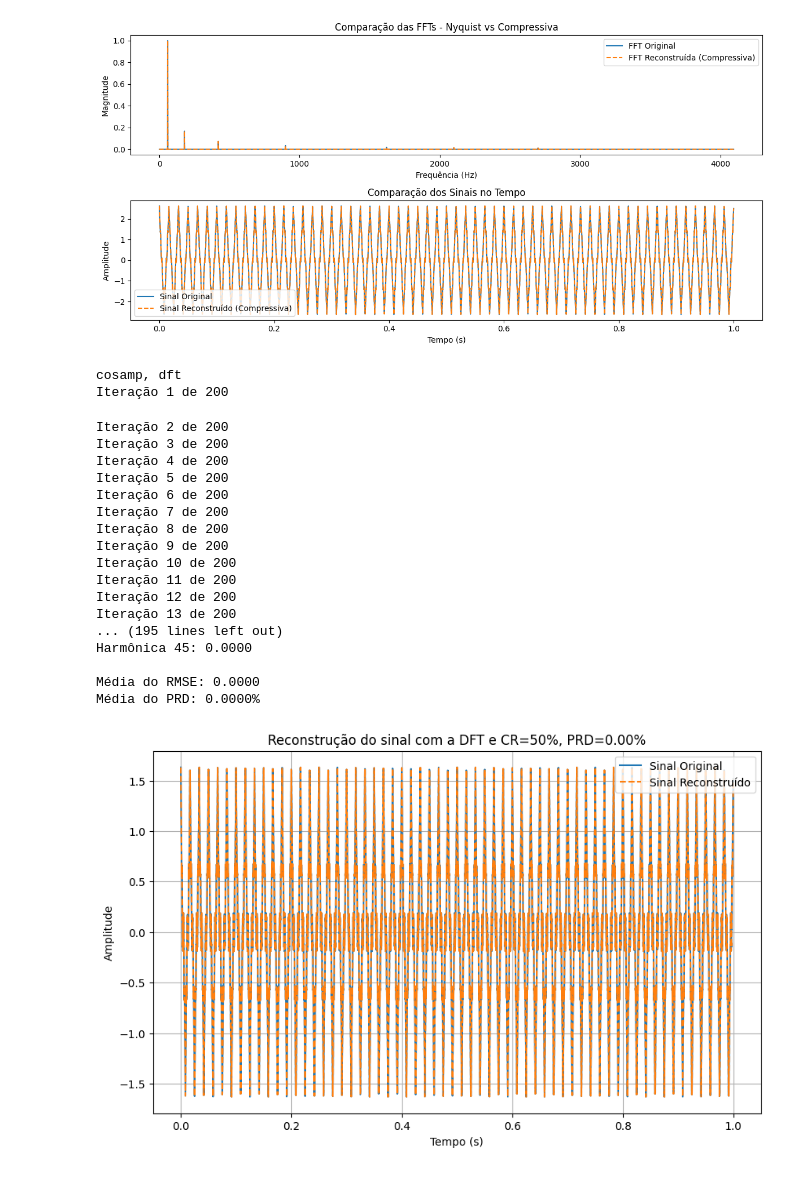
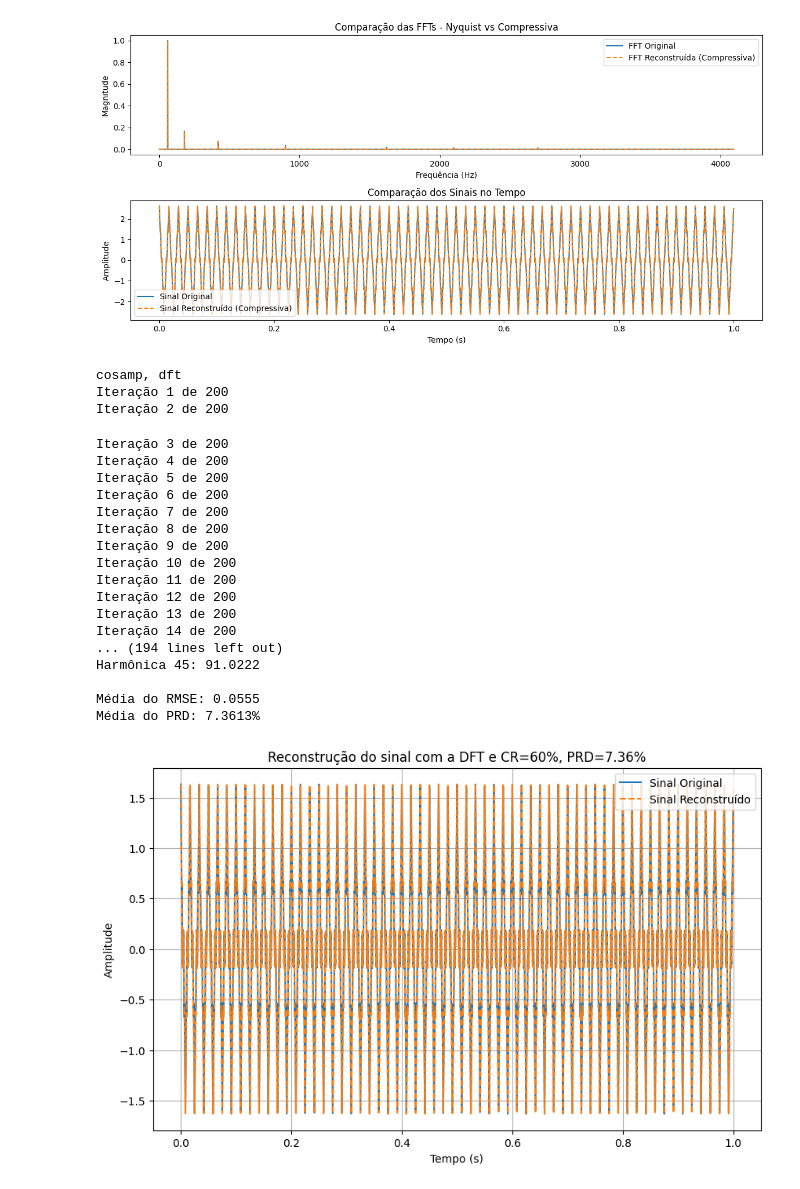
Before and after one commit to AugustoBonifacio001/AugustoBonifacio001, a Jupyter notebook: trabalhos_bolsa_2025.ipynb, the cells around one changed output. Saved outputs shown, nothing was run; the diff lists cells and outputs as text; code cells hidden in the pictures.

```diff
--- a/trabalhos_bolsa_2025.ipynb
+++ b/trabalhos_bolsa_2025.ipynb
@@ -1123,7 +1123,7 @@ original_dft = np.fft.fft(y)
 frequencies = np.fft.fftfreq(len(y), d=Ts)
 
 # Amostragem Compressiva
-CR = 50 # Taxa de compressão
+CR = 60 # Taxa de compressão
 N = len(y)
 M = int(N * (100 - CR) / 100)
 amostras_aleatorias = np.random.choice(N, M, replace=False)
@@ -1142,7 +1142,7 @@ rmse_values = np.zeros(200)
 prd_values = np.zeros(200)
 
 # Implementação do COSAMP
-def cosamp(A, s, num_coefs=14, iterations=5):
+def cosamp(A, s, num_coefs=14, iterations=1):
     """
     Implementação do algoritmo COSAMP
     """
@@ -1176,7 +1176,7 @@ for i in range(a):
     print(f"Iteração {i + 1} de 200")
 
     # Aplicando COSAMP para reconstrução no domínio da frequência
-    recovered_coeffs = cosamp(A, s, num_coefs=14, iterations=5)
+    recovered_coeffs = cosamp(A, s, num_coefs=14, iterations=1)
 
     # Reconstrução do sinal no domínio do tempo usando IDFT
     sig = np.fft.ifft(recovered_coeffs)
@@ -1210,39 +1210,40 @@ for idx, h in enumerate(harm):
     print(f"Harmônica {h}: {erros_medios[idx]:.4f}")
 
 print(f"\nMédia do RMSE: {media_rmse:.4f}")
 print(f"Média do PRD: {media_prd:.4f}%")
 
 # Gráficos
 plt.figure(figsize=(10, 6))
 plt.plot(t, y, label='Sinal Original')
 plt.plot(t, sig, label='Sinal Reconstruído', linestyle='dashed')
 plt.legend()
 plt.xlabel('Tempo (s)')
 plt.ylabel('Amplitude')
 plt.title(f'Reconstrução do sinal com a DFT e CR={CR}%, PRD={media_prd:.2f}%')
 plt.grid()
 plt.show()
 # %% [output]
 cosamp, dft
 Iteração 1 de 200
+Iteração 2 de 200
-Iteração 2 de 200
 Iteração 3 de 200
 Iteração 4 de 200
 Iteração 5 de 200
 Iteração 6 de 200
 Iteração 7 de 200
 Iteração 8 de 200
 Iteração 9 de 200
 Iteração 10 de 200
 Iteração 11 de 200
 Iteração 12 de 200
 Iteração 13 de 200
-... (195 lines left out)
-Harmônica 45: 0.0000
+Iteração 14 de 200
+... (194 lines left out)
+Harmônica 45: 91.0222
 
-Média do RMSE: 0.0000
-Média do PRD: 0.0000%
+Média do RMSE: 0.0555
+Média do PRD: 7.3613%
-[figure, old version]
+[figure, new version]
 # %%
 import numpy as np
 import matplotlib.pyplot as plt
```
Also changed, not shown: parts of 1 cell of this notebook.
